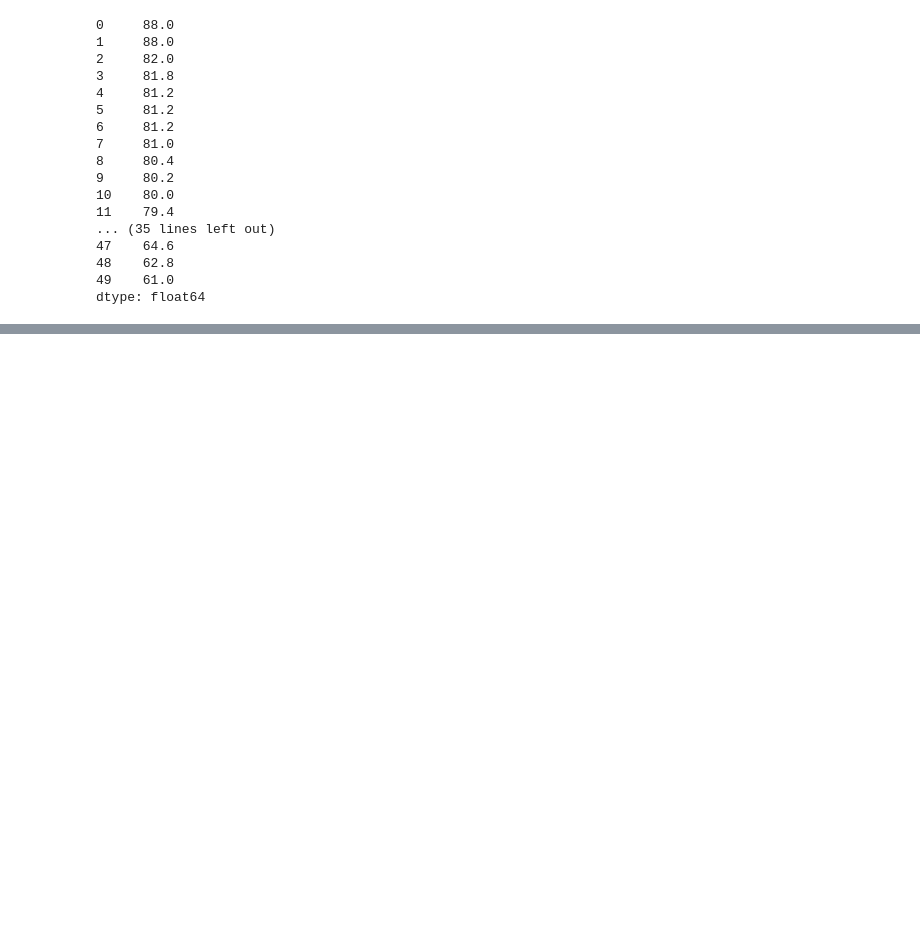
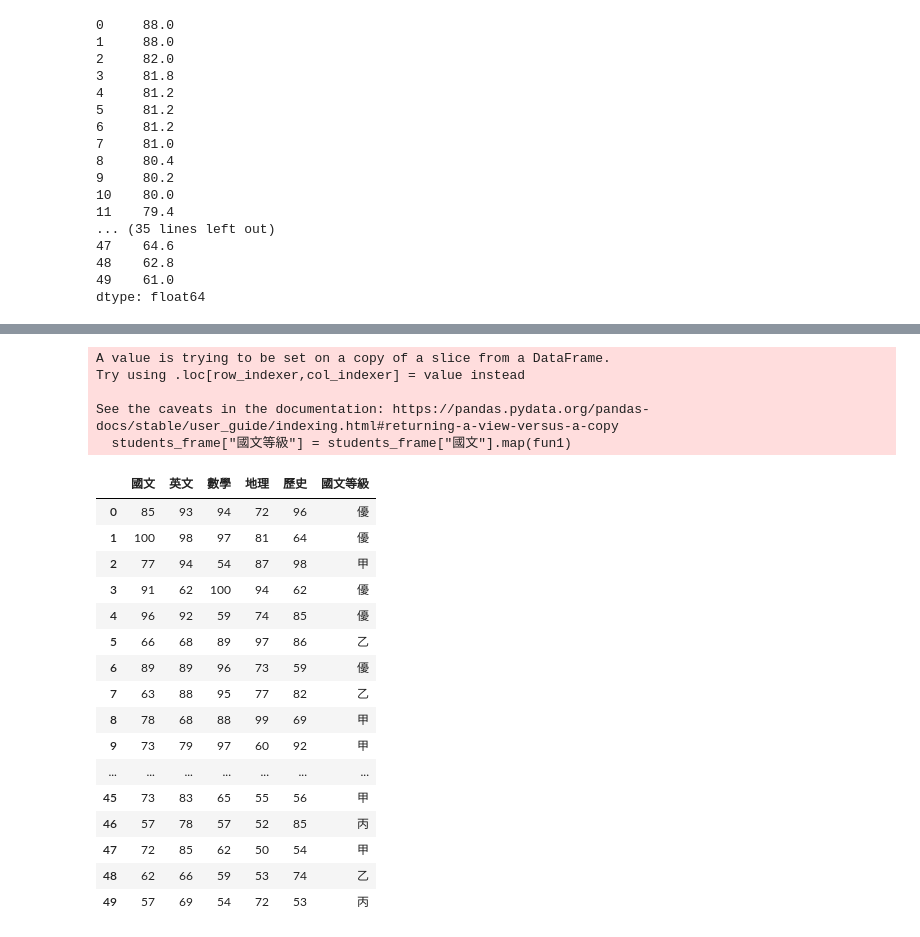
Before and after one commit to Lainie888/2023_07_27, a Jupyter notebook: lesson20_1.ipynb, the cells around one changed output, grey strips where cells are left out. Cells and saved outputs as stored; diff of their text form; code cells hidden in the pictures; blank space fills up the shorter version.

```diff
--- a/lesson20_1.ipynb
+++ b/lesson20_1.ipynb
@@ -68,3 +68,14 @@ students_frame.mean(axis=1)
 48    62.8
 49    61.0
 dtype: float64
+# %%
+display(students_frame["國文"])
+for item in students_frame["國文"]:
+    if  item >= 80:
+        print("優")
+    elif item >= 70:
+        print("甲")
+    elif item >= 60:
+        print("乙")
+    else:
+        print("丙")
@@ -70,0 +117,12 @@ dtype: float64
+# %%
+def fun1(item):
+    if  item >= 80:
+        return "優"
+    elif item >= 70:
+        return "甲"
+    elif item >= 60:
+        return "乙"
+    else:
+        return "丙"
+
+students_frame["國文"].map(fun1)
@@ -70,0 +147,26 @@ dtype: float64
+# %%
+students_frame["國文等級"] = students_frame["國文"].map(fun1)
+students_frame
+# %% [output]
+A value is trying to be set on a copy of a slice from a DataFrame.
+Try using .loc[row_indexer,col_indexer] = value instead
+
+See the caveats in the documentation: https://pandas.pydata.org/pandas-docs/stable/user_guide/indexing.html#returning-a-view-versus-a-copy
+  students_frame["國文等級"] = students_frame["國文"].map(fun1)
+|  | 國文 | 英文 | 數學 | 地理 | 歷史 | 國文等級 |
+| 0 | 85 | 93 | 94 | 72 | 96 | 優 |
+| 1 | 100 | 98 | 97 | 81 | 64 | 優 |
+| 2 | 77 | 94 | 54 | 87 | 98 | 甲 |
+| 3 | 91 | 62 | 100 | 94 | 62 | 優 |
+| 4 | 96 | 92 | 59 | 74 | 85 | 優 |
+| 5 | 66 | 68 | 89 | 97 | 86 | 乙 |
+| 6 | 89 | 89 | 96 | 73 | 59 | 優 |
+| 7 | 63 | 88 | 95 | 77 | 82 | 乙 |
+| 8 | 78 | 68 | 88 | 99 | 69 | 甲 |
+| 9 | 73 | 79 | 97 | 60 | 92 | 甲 |
+| ... | ... | ... | ... | ... | ... | ... |
+| 45 | 73 | 83 | 65 | 55 | 56 | 甲 |
+| 46 | 57 | 78 | 57 | 52 | 85 | 丙 |
+| 47 | 72 | 85 | 62 | 50 | 54 | 甲 |
+| 48 | 62 | 66 | 59 | 53 | 74 | 乙 |
+| 49 | 57 | 69 | 54 | 72 | 53 | 丙 |
```
Also changed, not shown: parts of 8 cells of this notebook, 2 other files.
